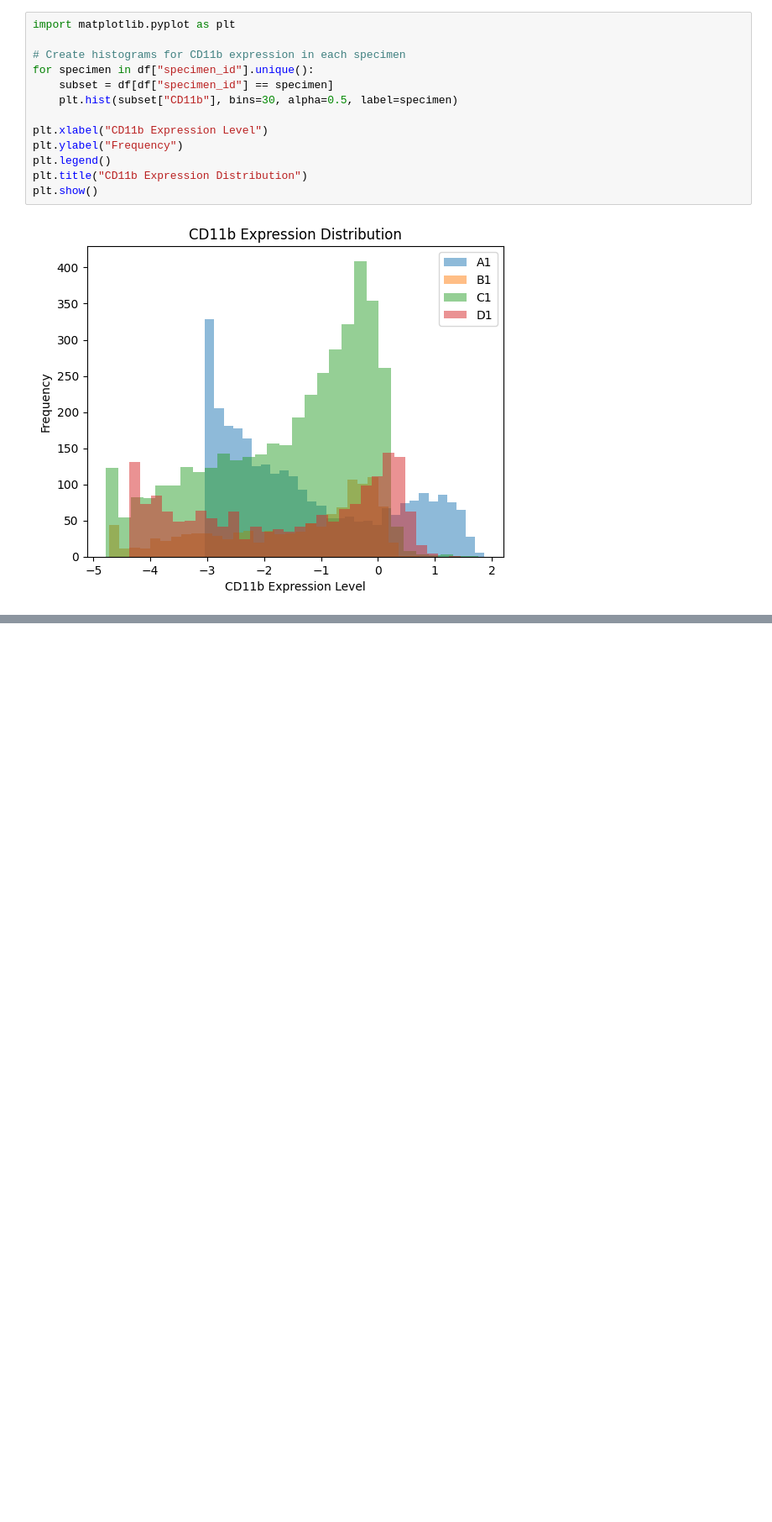
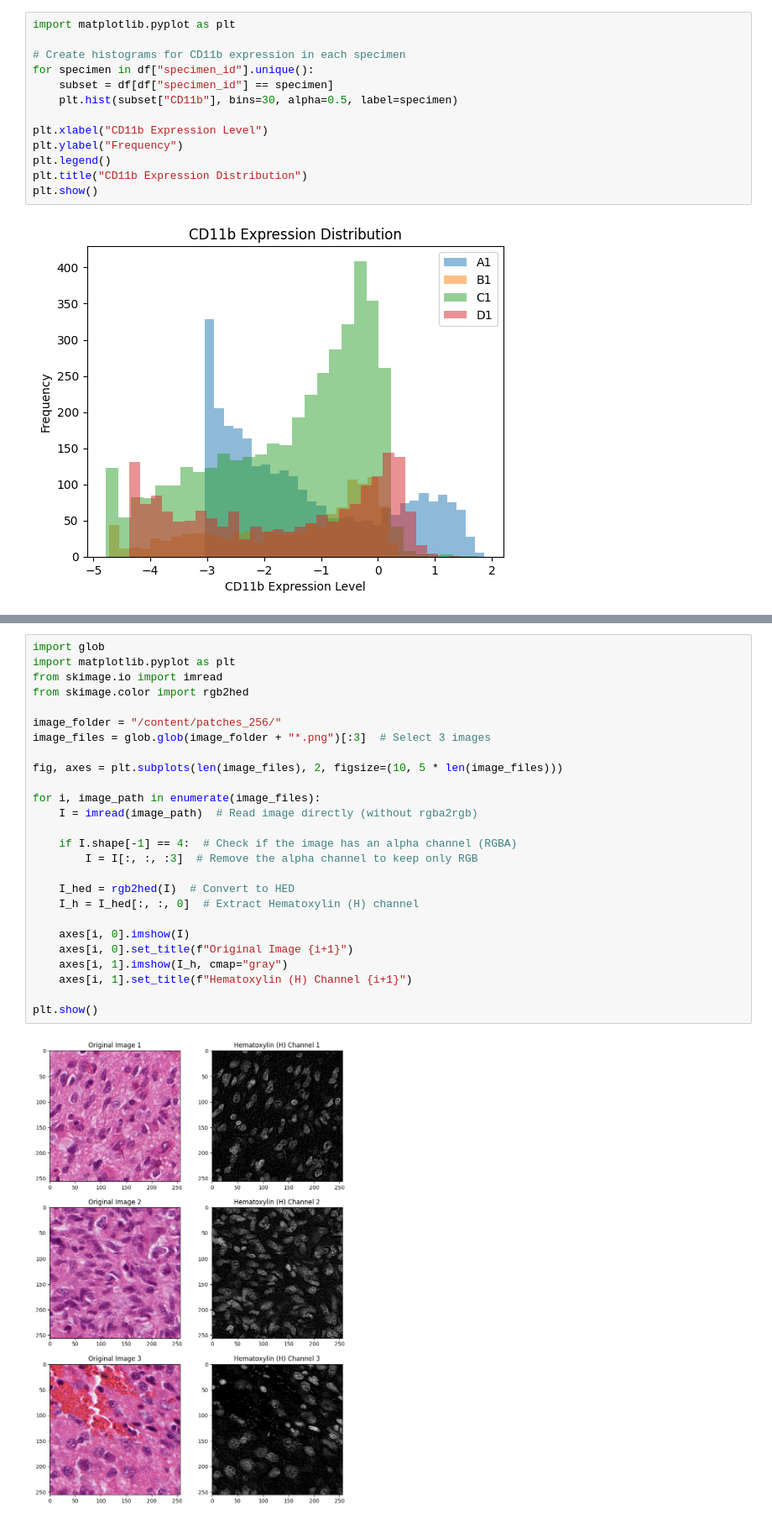
Before and after one commit to NigarRahimli/Branches, a Jupyter notebook: DataMining2024_assignment_2.ipynb, the cells around one changed output, grey strips where cells are left out. Shown at 84% size. Saved outputs shown, nothing was run; the diff lists cells and outputs as text; blank space fills up the shorter version.

```diff
--- a/DataMining2024_assignment_2.ipynb
+++ b/DataMining2024_assignment_2.ipynb
@@ -168,0 +172,28 @@ plt.show()
+# %%
+import glob
+import matplotlib.pyplot as plt
+from skimage.io import imread
+from skimage.color import rgb2hed
+
+image_folder = "/content/patches_256/"
+image_files = glob.glob(image_folder + "*.png")[:3]  # Select 3 images
+
+fig, axes = plt.subplots(len(image_files), 2, figsize=(10, 5 * len(image_files)))
+
+for i, image_path in enumerate(image_files):
+    I = imread(image_path)  # Read image directly (without rgba2rgb)
+
+    if I.shape[-1] == 4:  # Check if the image has an alpha channel (RGBA)
+        I = I[:, :, :3]  # Remove the alpha channel to keep only RGB
+
+    I_hed = rgb2hed(I)  # Convert to HED
+    I_h = I_hed[:, :, 0]  # Extract Hematoxylin (H) channel
+
+    axes[i, 0].imshow(I)
+    axes[i, 0].set_title(f"Original Image {i+1}")
+    axes[i, 1].imshow(I_h, cmap="gray")
+    axes[i, 1].set_title(f"Hematoxylin (H) Channel {i+1}")
+
+plt.show()
+# %% [output]
+[figure, added]
```
Also changed, not shown: parts of 10 cells of this notebook.
